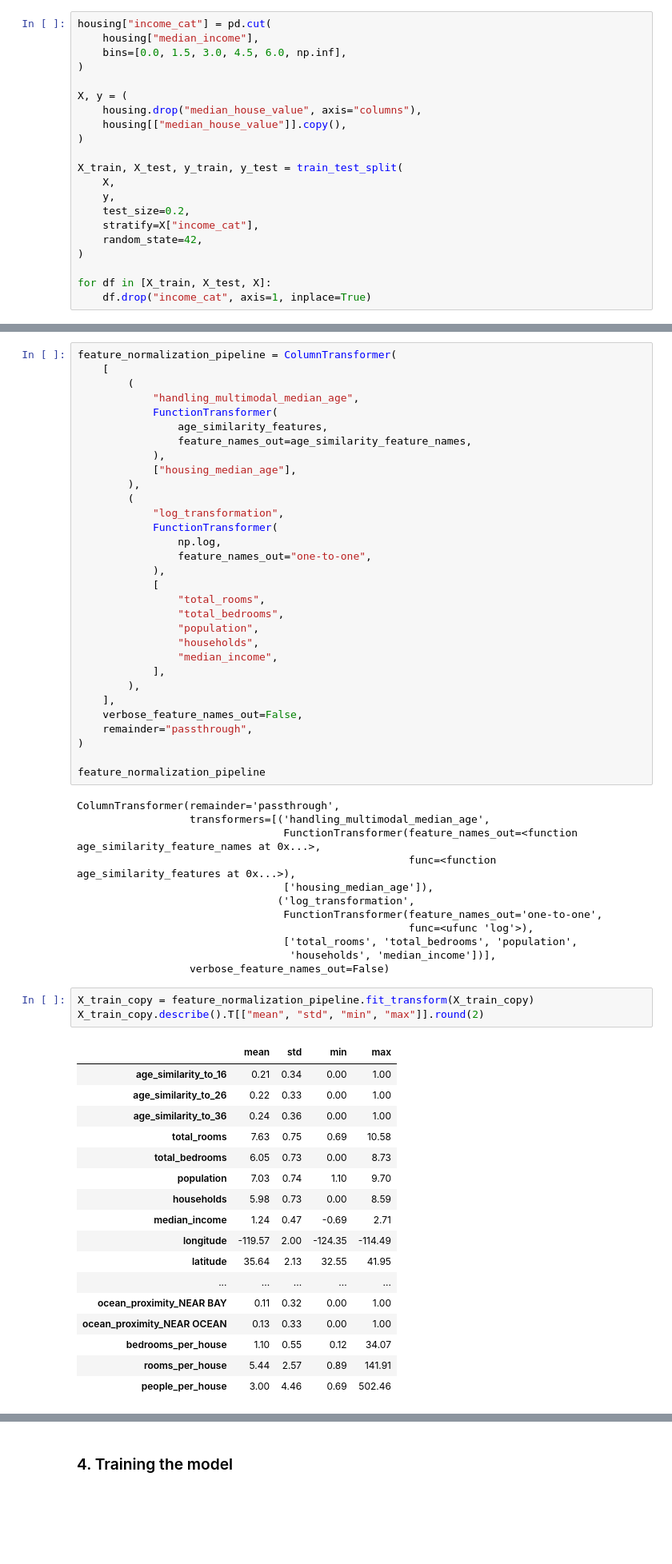
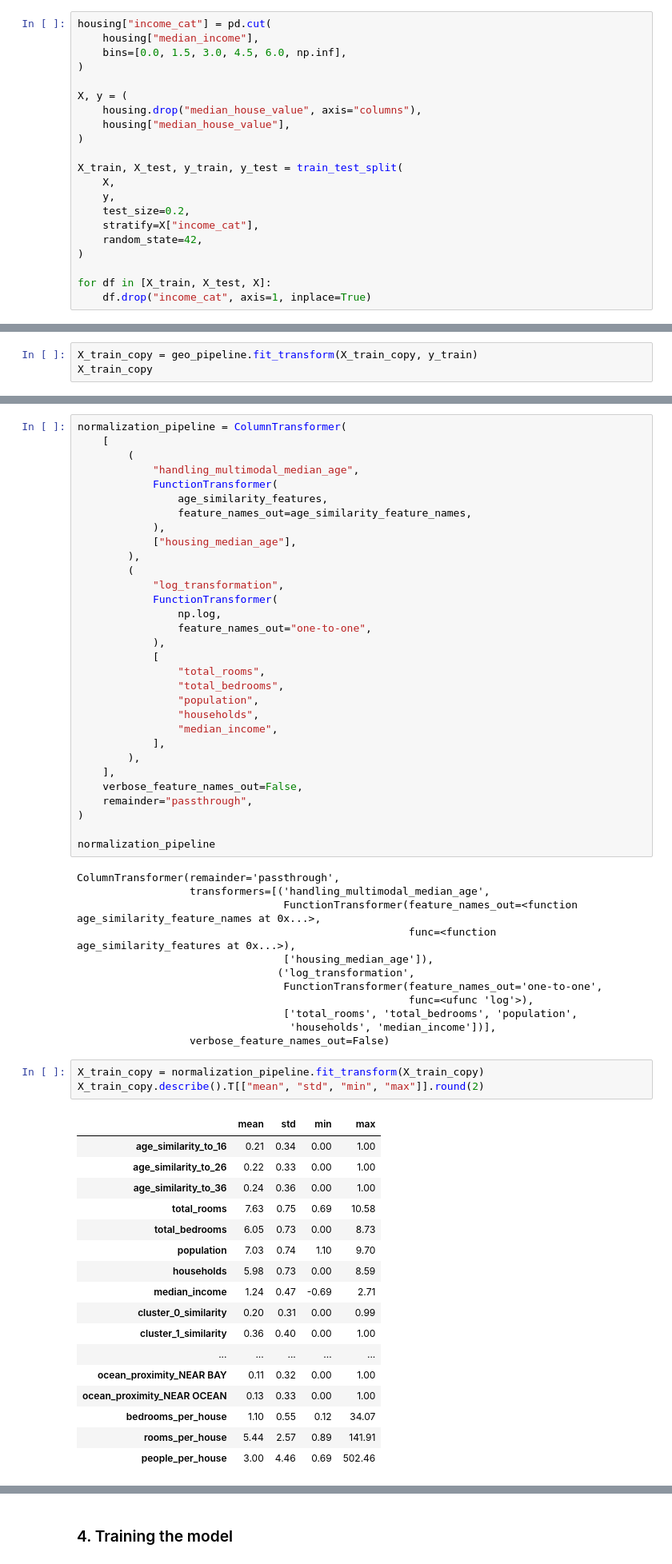
Before and after one commit to edwardbickerton/handson-ml3, a Jupyter notebook: my completed exercises/02_SVR_on_housing_data.ipynb, the cells around one changed output, grey strips where cells are left out. Shown at 80% size. Saved outputs shown, nothing was run; the diff lists cells and outputs as text; blank space fills up the shorter version.

```diff
--- a/my completed exercises/02_SVR_on_housing_data.ipynb
+++ b/my completed exercises/02_SVR_on_housing_data.ipynb
@@ -88,7 +99,7 @@ housing["income_cat"] = pd.cut(
 
 X, y = (
     housing.drop("median_house_value", axis="columns"),
-    housing[["median_house_value"]].copy(),
+    housing["median_house_value"],
 )
 
 X_train, X_test, y_train, y_test = train_test_split(
@@ -264,0 +335,3 @@ ratio correlation: -0.03822435161498164
+# %%
+X_train_copy = geo_pipeline.fit_transform(X_train_copy, y_train)
+X_train_copy
@@ -348,7 +437,7 @@ plt.show()
 # %% [markdown]
 Putting this all together into a pipeline
 # %%
-feature_normalization_pipeline = ColumnTransformer(
+normalization_pipeline = ColumnTransformer(
     [
         (
             "handling_multimodal_median_age",
@@ -377,7 +466,7 @@ feature_normalization_pipeline = ColumnTransformer(
     remainder="passthrough",
 )
 
-feature_normalization_pipeline
+normalization_pipeline
 # %% [output]
 ColumnTransformer(remainder='passthrough',
                   transformers=[('handling_multimodal_median_age',
@@ -391,20 +480,20 @@ ColumnTransformer(remainder='passthrough',
                                   'households', 'median_income'])],
                   verbose_feature_names_out=False)
 # %%
-X_train_copy = feature_normalization_pipeline.fit_transform(X_train_copy)
+X_train_copy = normalization_pipeline.fit_transform(X_train_copy)
 X_train_copy.describe().T[["mean", "std", "min", "max"]].round(2)
 # %% [output]
 |  | mean | std | min | max |
 | age_similarity_to_16 | 0.21 | 0.34 | 0.00 | 1.00 |
 | age_similarity_to_26 | 0.22 | 0.33 | 0.00 | 1.00 |
 | age_similarity_to_36 | 0.24 | 0.36 | 0.00 | 1.00 |
 | total_rooms | 7.63 | 0.75 | 0.69 | 10.58 |
 | total_bedrooms | 6.05 | 0.73 | 0.00 | 8.73 |
 | population | 7.03 | 0.74 | 1.10 | 9.70 |
 | households | 5.98 | 0.73 | 0.00 | 8.59 |
 | median_income | 1.24 | 0.47 | -0.69 | 2.71 |
-| longitude | -119.57 | 2.00 | -124.35 | -114.49 |
-| latitude | 35.64 | 2.13 | 32.55 | 41.95 |
+| cluster_0_similarity | 0.20 | 0.31 | 0.00 | 0.99 |
+| cluster_1_similarity | 0.36 | 0.40 | 0.00 | 1.00 |
 | ... | ... | ... | ... | ... |
 | ocean_proximity_NEAR BAY | 0.11 | 0.32 | 0.00 | 1.00 |
 | ocean_proximity_NEAR OCEAN | 0.13 | 0.33 | 0.00 | 1.00 |
```
Also changed, not shown: parts of 40 cells of this notebook.
